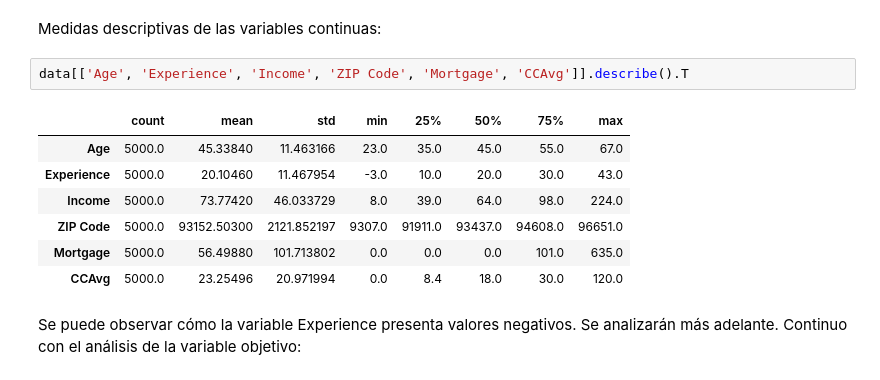
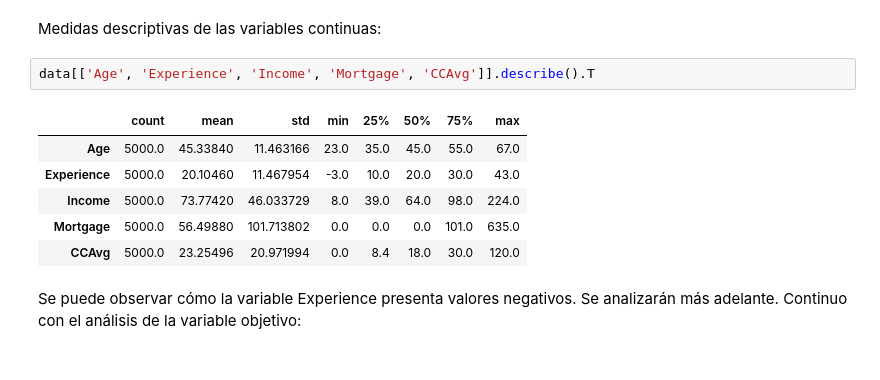
Before and after one commit to tvela/TFM_TomasVela, a Jupyter notebook: TFM_TomasVela.ipynb, the cells around one changed output. Cells and saved outputs as stored; diff of their text form.

```diff
--- a/TFM_TomasVela.ipynb
+++ b/TFM_TomasVela.ipynb
@@ -238,13 +238,12 @@ data['Mortgage'].quantile(0.69)
 # %% [markdown]
 Medidas descriptivas de las variables continuas:
 # %%
-data[['Age', 'Experience', 'Income', 'ZIP Code', 'Mortgage', 'CCAvg']].describe().T
+data[['Age', 'Experience', 'Income', 'Mortgage', 'CCAvg']].describe().T
 # %% [output]
 |  | count | mean | std | min | 25% | 50% | 75% | max |
 | Age | 5000.0 | 45.33840 | 11.463166 | 23.0 | 35.0 | 45.0 | 55.0 | 67.0 |
 | Experience | 5000.0 | 20.10460 | 11.467954 | -3.0 | 10.0 | 20.0 | 30.0 | 43.0 |
 | Income | 5000.0 | 73.77420 | 46.033729 | 8.0 | 39.0 | 64.0 | 98.0 | 224.0 |
-| ZIP Code | 5000.0 | 93152.50300 | 2121.852197 | 9307.0 | 91911.0 | 93437.0 | 94608.0 | 96651.0 |
 | Mortgage | 5000.0 | 56.49880 | 101.713802 | 0.0 | 0.0 | 0.0 | 101.0 | 635.0 |
 | CCAvg | 5000.0 | 23.25496 | 20.971994 | 0.0 | 8.4 | 18.0 | 30.0 | 120.0 |
 # %% [markdown]
```
Also changed, not shown: parts of 6 cells of this notebook.
